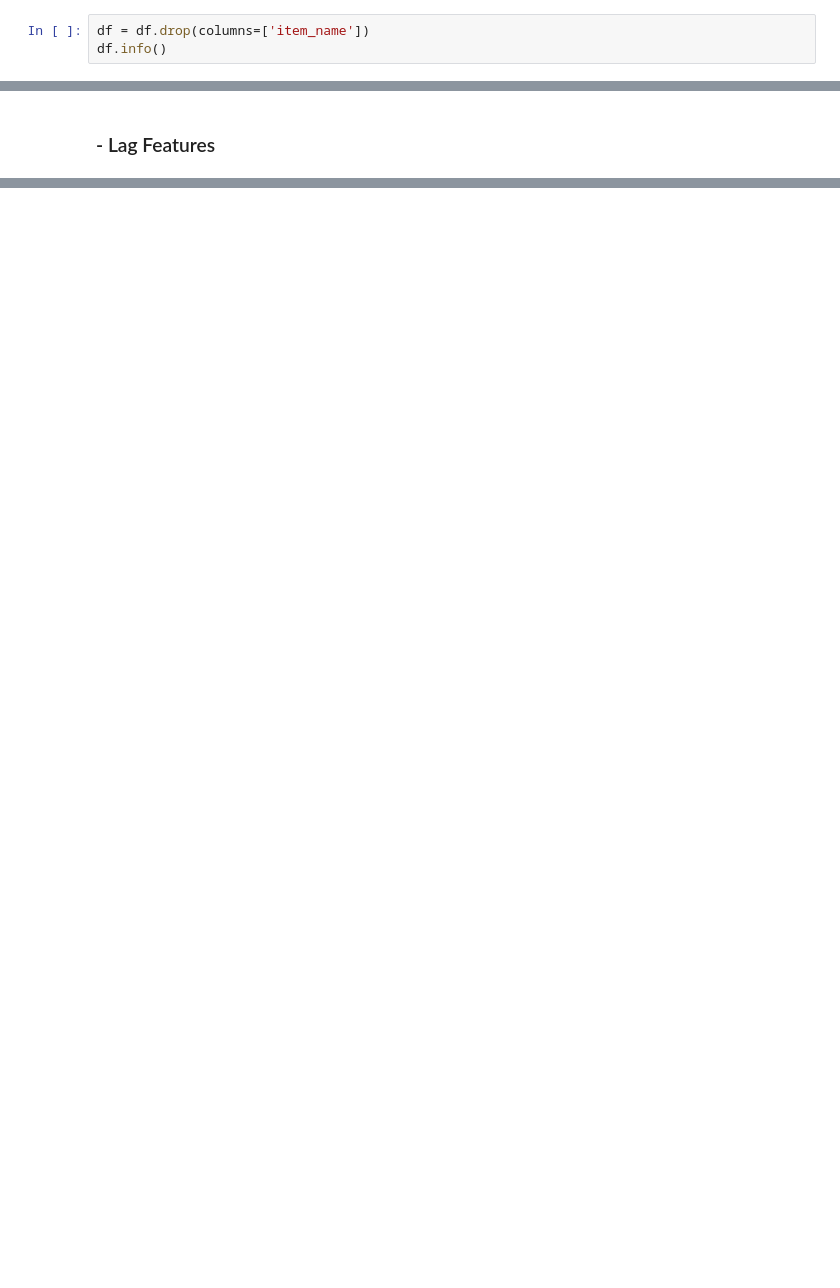
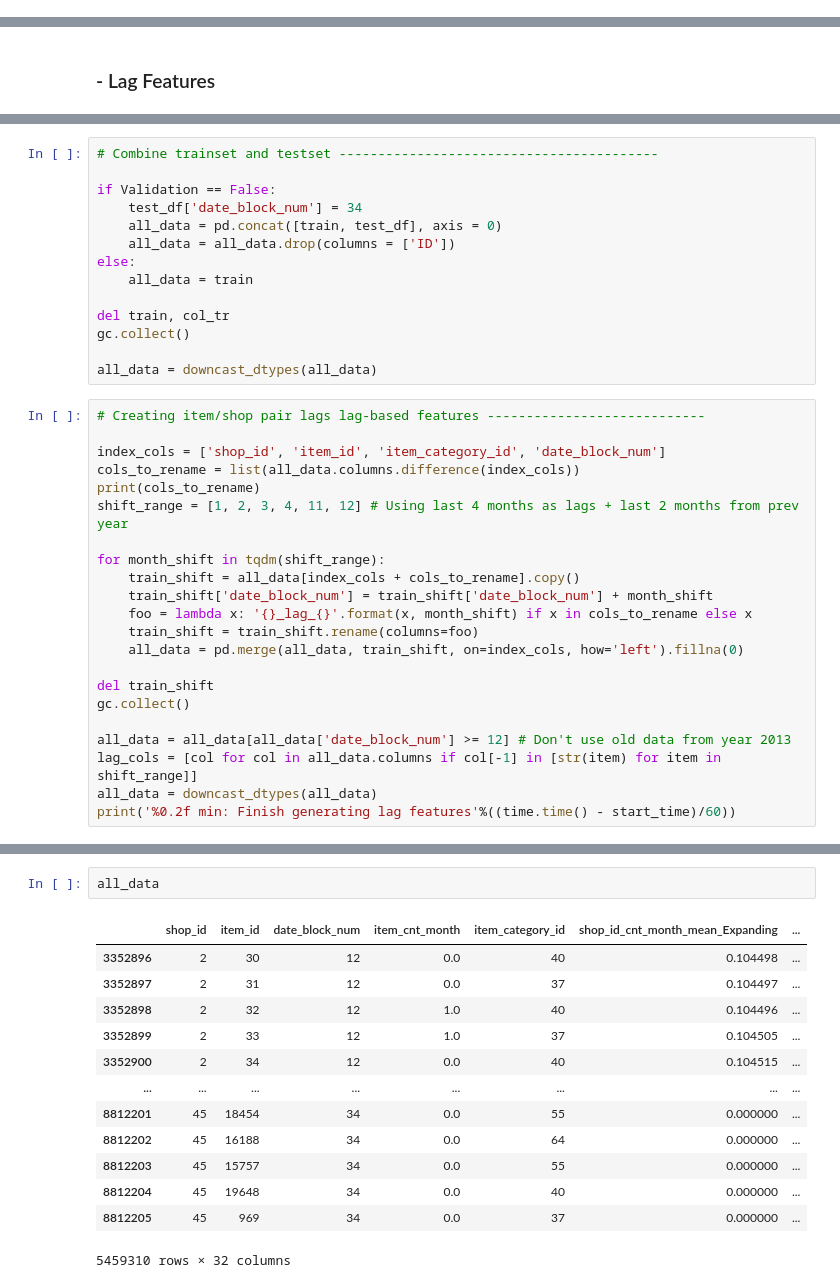
Before and after one commit to davidhoga89/Data_Science_Kaggle, a Jupyter notebook: Final_Project/Final_Project_Kaggle_Coursera.ipynb, the cells around one changed output, grey strips where cells are left out. Saved outputs shown, nothing was run; the diff lists cells and outputs as text; blank space fills up the shorter version.

```diff
--- a/Final_Project/Final_Project_Kaggle_Coursera.ipynb
+++ b/Final_Project/Final_Project_Kaggle_Coursera.ipynb
@@ -68,3 +144,0 @@ df.head()
-# %%
-df = df.drop(columns=['item_name'])
-df.info()
@@ -207,0 +391,36 @@ preds = model.predict_proba(valid_df)[:, 1]
+# %%
+# Combine trainset and testset -----------------------------------------
+
+if Validation == False:
+    test_df['date_block_num'] = 34
+    all_data = pd.concat([train, test_df], axis = 0)
+    all_data = all_data.drop(columns = ['ID'])
+else:
+    all_data = train
+
+del train, col_tr
+gc.collect()
+
+all_data = downcast_dtypes(all_data)
+# %%
+# Creating item/shop pair lags lag-based features ----------------------------
+
+index_cols = ['shop_id', 'item_id', 'item_category_id', 'date_block_num']
+cols_to_rename = list(all_data.columns.difference(index_cols))
+print(cols_to_rename)
+shift_range = [1, 2, 3, 4, 11, 12] # Using last 4 months as lags + last 2 months from prev year
+
+for month_shift in tqdm(shift_range):
+    train_shift = all_data[index_cols + cols_to_rename].copy()
+    train_shift['date_block_num'] = train_shift['date_block_num'] + month_shift
+    foo = lambda x: '{}_lag_{}'.format(x, month_shift) if x in cols_to_rename else x
+    train_shift = train_shift.rename(columns=foo)
+    all_data = pd.merge(all_data, train_shift, on=index_cols, how='left').fillna(0)
+
+del train_shift
+gc.collect()
+
+all_data = all_data[all_data['date_block_num'] >= 12] # Don't use old data from year 2013
+lag_cols = [col for col in all_data.columns if col[-1] in [str(item) for item in shift_range]]
+all_data = downcast_dtypes(all_data)
+print('%0.2f min: Finish generating lag features'%((time.time() - start_time)/60))
@@ -207,0 +430,16 @@ preds = model.predict_proba(valid_df)[:, 1]
+# %%
+all_data
+# %% [output]
+|  | shop_id | item_id | date_block_num | item_cnt_month | item_category_id | shop_id_cnt_month_mean_Expanding | ... |
+| 3352896 | 2 | 30 | 12 | 0.0 | 40 | 0.104498 | ... |
+| 3352897 | 2 | 31 | 12 | 0.0 | 37 | 0.104497 | ... |
+| 3352898 | 2 | 32 | 12 | 1.0 | 40 | 0.104496 | ... |
+| 3352899 | 2 | 33 | 12 | 1.0 | 37 | 0.104505 | ... |
+| 3352900 | 2 | 34 | 12 | 0.0 | 40 | 0.104515 | ... |
+| ... | ... | ... | ... | ... | ... | ... | ... |
+| 8812201 | 45 | 18454 | 34 | 0.0 | 55 | 0.000000 | ... |
+| 8812202 | 45 | 16188 | 34 | 0.0 | 64 | 0.000000 | ... |
+| 8812203 | 45 | 15757 | 34 | 0.0 | 55 | 0.000000 | ... |
+| 8812204 | 45 | 19648 | 34 | 0.0 | 40 | 0.000000 | ... |
+| 8812205 | 45 | 969 | 34 | 0.0 | 37 | 0.000000 | ... |
+5459310 rows × 32 columns
```
Also changed, not shown: parts of 61 cells of this notebook, 2 other files.
